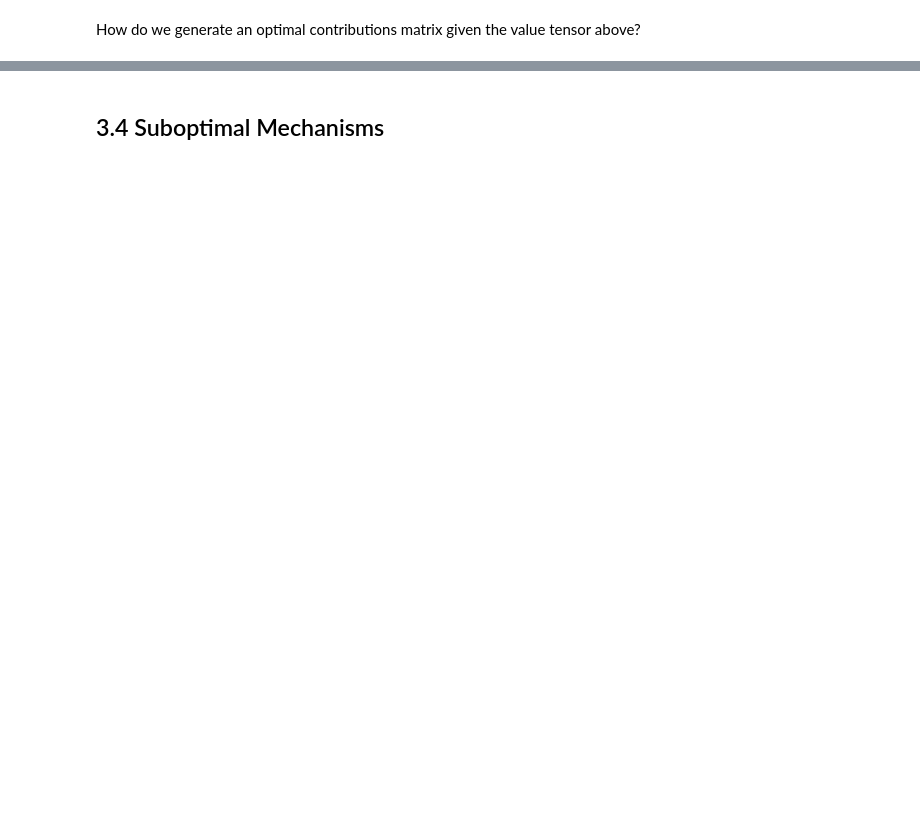
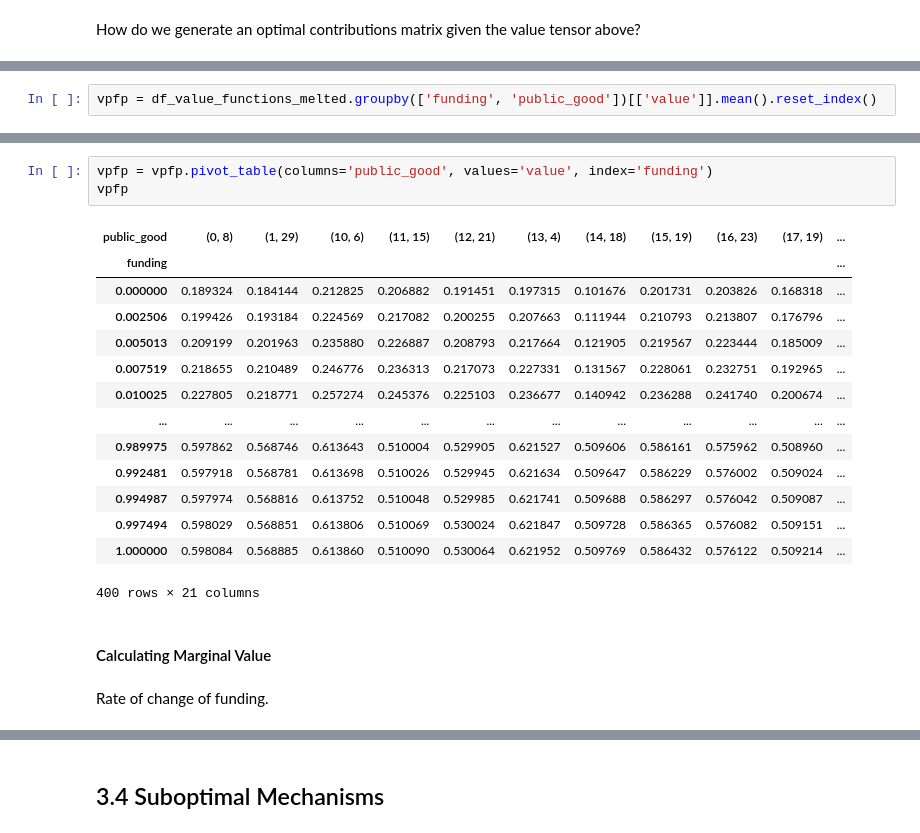
Before and after one commit to CommonsBuild/tqf, a Jupyter notebook: ygg-what-i-learned-c.ipynb, the cells around one changed output, grey strips where cells are left out. Saved outputs shown, nothing was run; the diff lists cells and outputs as text; blank space fills up the shorter version.

```diff
--- a/ygg-what-i-learned-c.ipynb
+++ b/ygg-what-i-learned-c.ipynb
@@ -1352,0 +1388,2 @@ Let's continue building.
+# %%
+vpfp = df_value_functions_melted.groupby(['funding', 'public_good'])[['value']].mean().reset_index()
@@ -1352,0 +1394,22 @@ Let's continue building.
+# %%
+vpfp = vpfp.pivot_table(columns='public_good', values='value', index='funding')
+vpfp
+# %% [output]
+| public_good | (0, 8) | (1, 29) | (10, 6) | (11, 15) | (12, 21) | (13, 4) | (14, 18) | (15, 19) | (16, 23) | (17, 19) | ... |
+| funding |  |  |  |  |  |  |  |  |  |  | ... |
+| 0.000000 | 0.189324 | 0.184144 | 0.212825 | 0.206882 | 0.191451 | 0.197315 | 0.101676 | 0.201731 | 0.203826 | 0.168318 | ... |
+| 0.002506 | 0.199426 | 0.193184 | 0.224569 | 0.217082 | 0.200255 | 0.207663 | 0.111944 | 0.210793 | 0.213807 | 0.176796 | ... |
+| 0.005013 | 0.209199 | 0.201963 | 0.235880 | 0.226887 | 0.208793 | 0.217664 | 0.121905 | 0.219567 | 0.223444 | 0.185009 | ... |
+| 0.007519 | 0.218655 | 0.210489 | 0.246776 | 0.236313 | 0.217073 | 0.227331 | 0.131567 | 0.228061 | 0.232751 | 0.192965 | ... |
+| 0.010025 | 0.227805 | 0.218771 | 0.257274 | 0.245376 | 0.225103 | 0.236677 | 0.140942 | 0.236288 | 0.241740 | 0.200674 | ... |
+| ... | ... | ... | ... | ... | ... | ... | ... | ... | ... | ... | ... |
+| 0.989975 | 0.597862 | 0.568746 | 0.613643 | 0.510004 | 0.529905 | 0.621527 | 0.509606 | 0.586161 | 0.575962 | 0.508960 | ... |
+| 0.992481 | 0.597918 | 0.568781 | 0.613698 | 0.510026 | 0.529945 | 0.621634 | 0.509647 | 0.586229 | 0.576002 | 0.509024 | ... |
+| 0.994987 | 0.597974 | 0.568816 | 0.613752 | 0.510048 | 0.529985 | 0.621741 | 0.509688 | 0.586297 | 0.576042 | 0.509087 | ... |
+| 0.997494 | 0.598029 | 0.568851 | 0.613806 | 0.510069 | 0.530024 | 0.621847 | 0.509728 | 0.586365 | 0.576082 | 0.509151 | ... |
+| 1.000000 | 0.598084 | 0.568885 | 0.613860 | 0.510090 | 0.530064 | 0.621952 | 0.509769 | 0.586432 | 0.576122 | 0.509214 | ... |
+400 rows × 21 columns
+# %% [markdown]
+#### Calculating Marginal Value
+# %% [markdown]
+Rate of change of funding.
```
Also changed, not shown: parts of 75 cells of this notebook.
